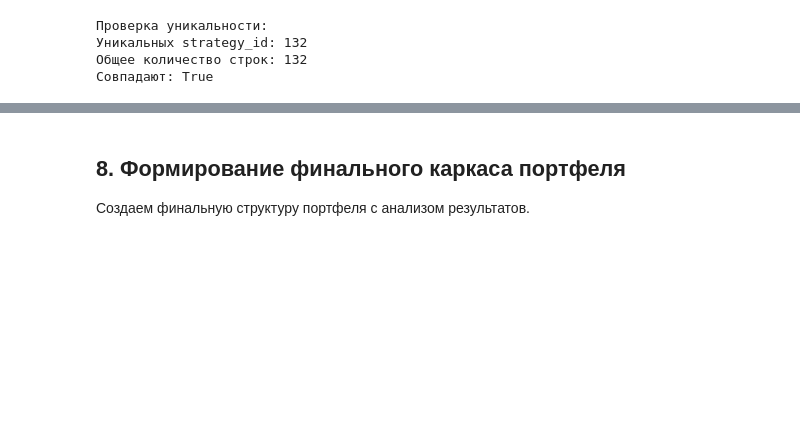
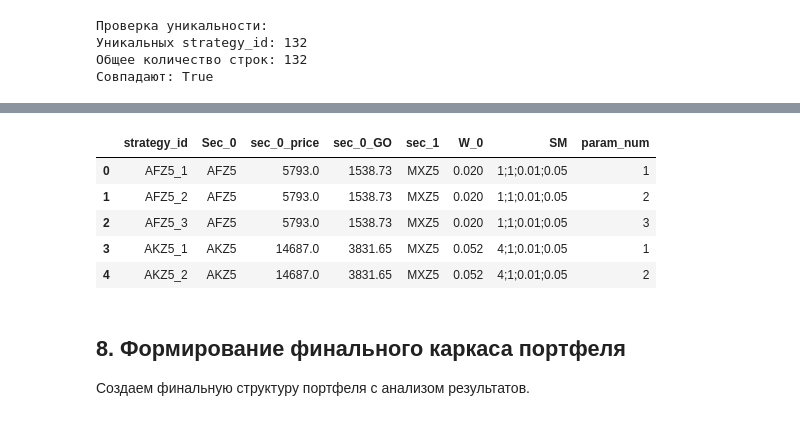
Before and after one commit to Evgenvg78/constructor_TVR, a Jupyter notebook: docs/portfolio_advanced_demo.ipynb, the cells around one changed output, grey strips where cells are left out. Drawn from its saved outputs; the diff is of its cells as text; code cells hidden in the pictures; blank space fills up the shorter version.

```diff
--- a/docs/portfolio_advanced_demo.ipynb
+++ b/docs/portfolio_advanced_demo.ipynb
@@ -518,3 +446,12 @@ Sec_0  param_num  sec_0_price strategy_id
+# %%
+expanded_portfolio_df.head()
+# %% [output]
+|  | strategy_id | Sec_0 | sec_0_price | sec_0_GO | sec_1 | W_0 | SM | param_num |
+| 0 | AFZ5_1 | AFZ5 | 5793.0 | 1538.73 | MXZ5 | 0.020 | 1;1;0.01;0.05 | 1 |
+| 1 | AFZ5_2 | AFZ5 | 5793.0 | 1538.73 | MXZ5 | 0.020 | 1;1;0.01;0.05 | 2 |
+| 2 | AFZ5_3 | AFZ5 | 5793.0 | 1538.73 | MXZ5 | 0.020 | 1;1;0.01;0.05 | 3 |
+| 3 | AKZ5_1 | AKZ5 | 14687.0 | 3831.65 | MXZ5 | 0.052 | 4;1;0.01;0.05 | 1 |
+| 4 | AKZ5_2 | AKZ5 | 14687.0 | 3831.65 | MXZ5 | 0.052 | 4;1;0.01;0.05 | 2 |
 # %% [markdown]
 ## 8. Формирование финального каркаса портфеля
 
```
Also changed, not shown: parts of 17 cells of this notebook, 1 other file.
